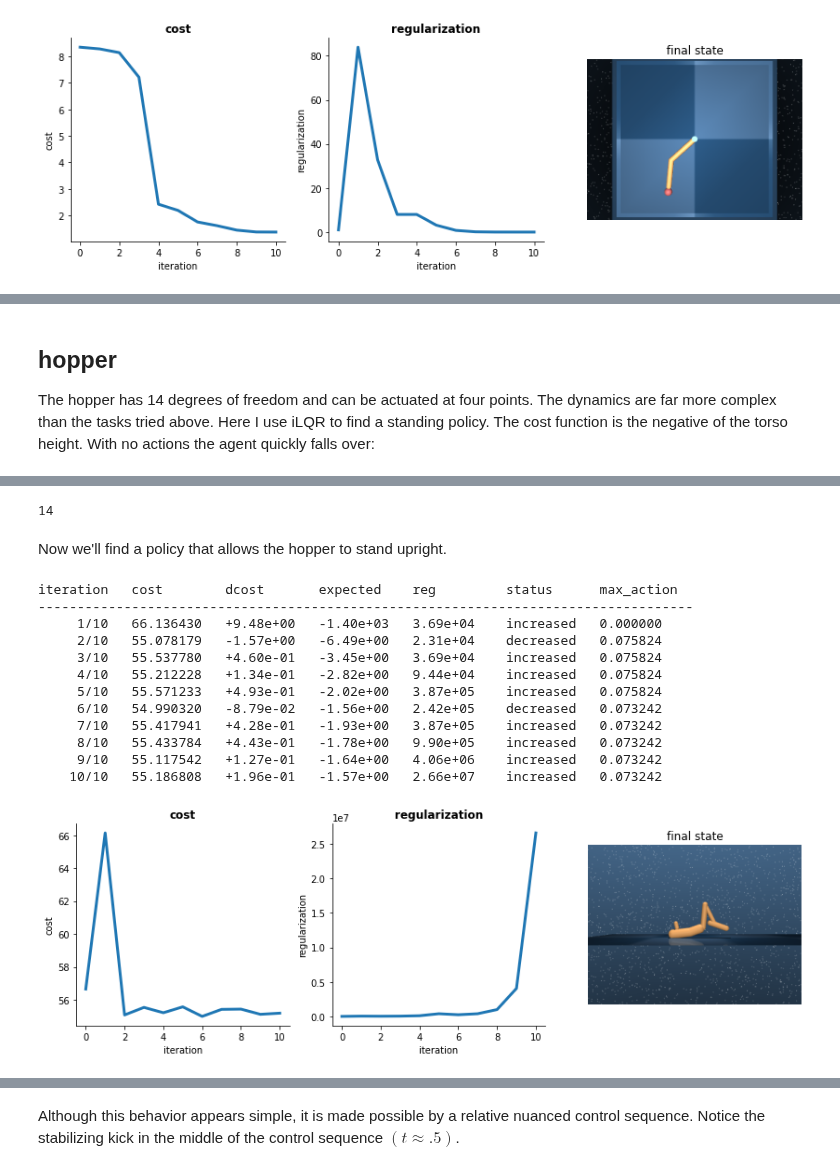
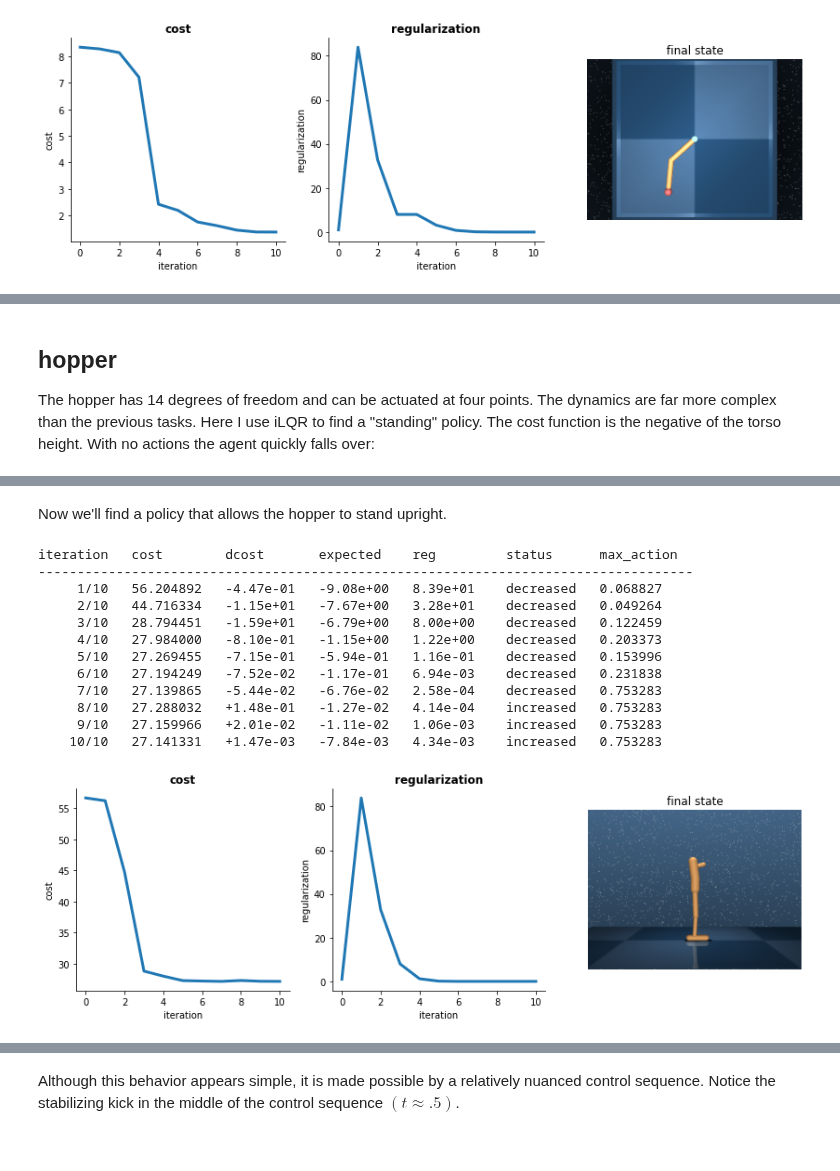
Before and after one commit to richard-warren/rl_sandbox, a Jupyter notebook: ilqr_demo.ipynb, the cells around one changed output, grey strips where cells are left out. Drawn from its saved outputs; the diff is of its cells as text; code cells hidden in the pictures.

```diff
--- a/ilqr_demo.ipynb
+++ b/ilqr_demo.ipynb
@@ -353,6 +368,6 @@ plt.legend();
 # %% [markdown]
 ## hopper
-The hopper has 14 degrees of freedom and can be actuated at four points. The dynamics are far more complex than the tasks tried above. Here I use iLQR to find a standing policy. The cost function is the negative of the torso height. With no actions the agent quickly falls over:
+The hopper has 14 degrees of freedom and can be actuated at four points. The dynamics are far more complex than the previous tasks. Here I use iLQR to find a "standing" policy. The cost function is the negative of the torso height. With no actions the agent quickly falls over:
 # %%
 # see what happens with no actions
 env = Hopper()
@@ -360,37 +375,33 @@ actions = [np.repeat(0, env.action_dim) for i in range(env.max_steps)]
 show_rollout(env, actions)
 # %% [output]
 [interactive output not drawn]
-# %%
-len(env.state)
-# %% [output]
-14
 # %% [markdown]
 Now we'll find a policy that allows the hopper to stand upright.
 # %%
 # run ilqr
 env = Hopper(control_wgt=1e-3)
-actions, history = iLQR(env, iterations=10, reg=1, alpha=1e-0, initial_action=0, verbose=True)
+actions, history = iLQR(env, iterations=10, verbose=True)
 plot_training(env, actions, history)
 # %% [output]
 iteration   cost        dcost       expected    reg         status      max_action
 ------------------------------------------------------------------------------------
-     1/10   66.136430   +9.48e+00   -1.40e+03   3.69e+04    increased   0.000000
-     2/10   55.078179   -1.57e+00   -6.49e+00   2.31e+04    decreased   0.075824
-     3/10   55.537780   +4.60e-01   -3.45e+00   3.69e+04    increased   0.075824
-     4/10   55.212228   +1.34e-01   -2.82e+00   9.44e+04    increased   0.075824
-     5/10   55.571233   +4.93e-01   -2.02e+00   3.87e+05    increased   0.075824
-     6/10   54.990320   -8.79e-02   -1.56e+00   2.42e+05    decreased   0.073242
-     7/10   55.417941   +4.28e-01   -1.93e+00   3.87e+05    increased   0.073242
-     8/10   55.433784   +4.43e-01   -1.78e+00   9.90e+05    increased   0.073242
-     9/10   55.117542   +1.27e-01   -1.64e+00   4.06e+06    increased   0.073242
-    10/10   55.186808   +1.96e-01   -1.57e+00   2.66e+07    increased   0.073242
+     1/10   56.204892   -4.47e-01   -9.08e+00   8.39e+01    decreased   0.068827
+     2/10   44.716334   -1.15e+01   -7.67e+00   3.28e+01    decreased   0.049264
+     3/10   28.794451   -1.59e+01   -6.79e+00   8.00e+00    decreased   0.122459
+     4/10   27.984000   -8.10e-01   -1.15e+00   1.22e+00    decreased   0.203373
+     5/10   27.269455   -7.15e-01   -5.94e-01   1.16e-01    decreased   0.153996
+     6/10   27.194249   -7.52e-02   -1.17e-01   6.94e-03    decreased   0.231838
+     7/10   27.139865   -5.44e-02   -6.76e-02   2.58e-04    decreased   0.753283
+     8/10   27.288032   +1.48e-01   -1.27e-02   4.14e-04    increased   0.753283
+     9/10   27.159966   +2.01e-02   -1.11e-02   1.06e-03    increased   0.753283
+    10/10   27.141331   +1.47e-03   -7.84e-03   4.34e-03    increased   0.753283
-[figure, old version]
+[figure, new version]
 # %%
 show_rollout(env, actions)
 # %% [output]
 [interactive output not drawn]
 # %% [markdown]
-Although this behavior appears simple, it is made possible by a relative nuanced control sequence. Notice the stabilizing kick in the middle of the control sequence $(t \approx .5)$.
+Although this behavior appears simple, it is made possible by a relatively nuanced control sequence. Notice the stabilizing kick in the middle of the control sequence $(t \approx .5)$.
 # %%
 t = np.arange(0, env.dt*env.max_steps, env.dt)
 ax = plt.axes(xlabel='time', ylabel='control input');
```
Also changed, not shown: parts of 17 cells of this notebook.
